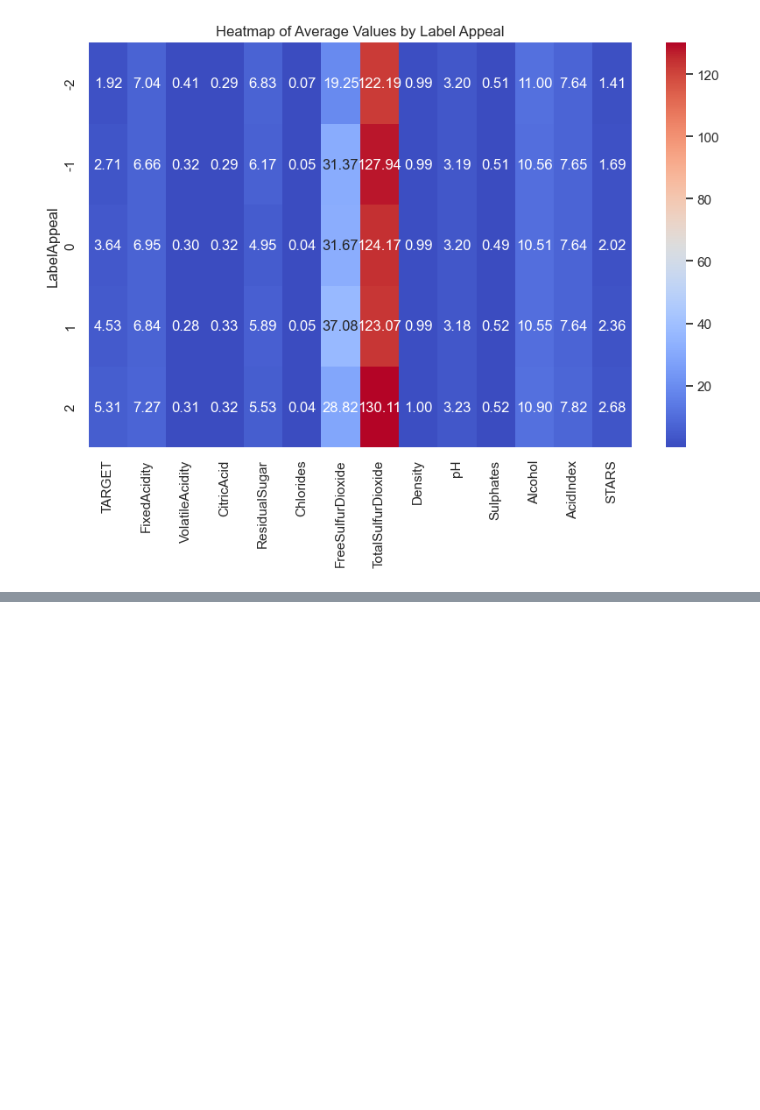
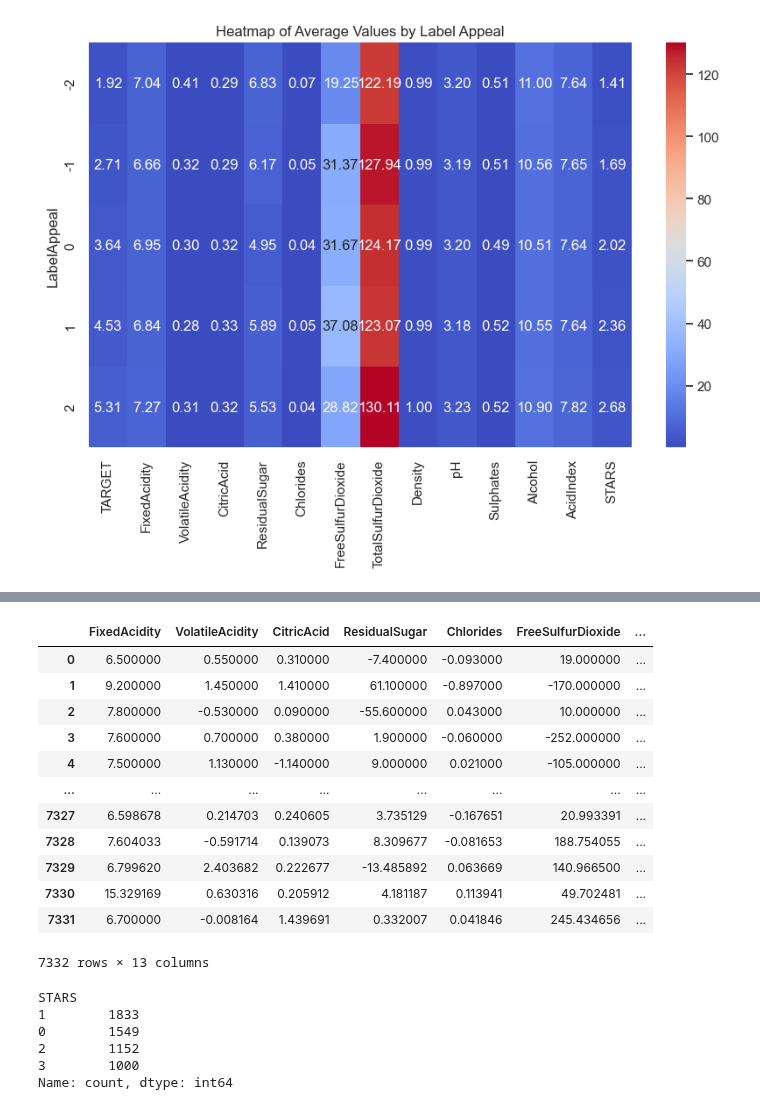
Before and after one commit to symcd2020/Machine-Learning-Project, a Jupyter notebook: WORK_WINE_Lori.ipynb, the cells around one changed output, grey strips where cells are left out. Drawn from its saved outputs; the diff is of its cells as text; code cells hidden in the pictures; blank space fills up the shorter version.

```diff
--- a/WORK_WINE_Lori.ipynb
+++ b/WORK_WINE_Lori.ipynb
@@ -244,7 +303,7 @@ Loss: 1.6859785318374634, Accuracy: 0.35674330592155457
 from sklearn.ensemble import RandomForestClassifier
 
 # Define the Random Forest model
-rf_model = RandomForestClassifier(n_estimators=200, max_depth=10, min_samples_split=5, random_state=42)
+rf_model = RandomForestClassifier(n_estimators=150, max_depth=9, random_state=42)
 
 # Fit the model
 rf_model.fit(X_train_scaled, y_train)
@@ -286,0 +372,9 @@ weighted avg       0.40      0.41      0.36      1609
+# %%
+# Import the KNeighborsClassifier module from sklearn
+from sklearn.neighbors import KNeighborsClassifier
+
+# Instantiate the KNeighborsClassifier model with n_neighbors = 3
+knn = KNeighborsClassifier(n_neighbors=4)
+# %%
+# Train the model using the training data
+knn.fit(X_train_scaled, y_train)
@@ -286,0 +400,36 @@ weighted avg       0.40      0.41      0.36      1609
+# %%
+from imblearn.over_sampling import SMOTE
+from sklearn.datasets import make_classification
+from sklearn.model_selection import train_test_split
+
+# Instantiate SMOTE with desired parameters
+smote = SMOTE(sampling_strategy={3:1000}, random_state=42, k_neighbors=5, n_jobs=None)
+# Fit SMOTE to the training data and oversample the minority class
+X_train_resampled, y_train_resampled = smote.fit_resample(X_train, y_train)
+# Now X_train_resampled and y_train_resampled contain the oversampled data
+# %%
+X_train_resampled
+{0:1000, 1:1000, 2:1000, 3:1000}
+# %% [output]
+|  | FixedAcidity | VolatileAcidity | CitricAcid | ResidualSugar | Chlorides | FreeSulfurDioxide | ... |
+| 0 | 6.500000 | 0.550000 | 0.310000 | -7.400000 | -0.093000 | 19.000000 | ... |
+| 1 | 9.200000 | 1.450000 | 1.410000 | 61.100000 | -0.897000 | -170.000000 | ... |
+| 2 | 7.800000 | -0.530000 | 0.090000 | -55.600000 | 0.043000 | 10.000000 | ... |
+| 3 | 7.600000 | 0.700000 | 0.380000 | 1.900000 | -0.060000 | -252.000000 | ... |
+| 4 | 7.500000 | 1.130000 | -1.140000 | 9.000000 | 0.021000 | -105.000000 | ... |
+| ... | ... | ... | ... | ... | ... | ... | ... |
+| 7327 | 6.598678 | 0.214703 | 0.240605 | 3.735129 | -0.167651 | 20.993391 | ... |
+| 7328 | 7.604033 | -0.591714 | 0.139073 | 8.309677 | -0.081653 | 188.754055 | ... |
+| 7329 | 6.799620 | 2.403682 | 0.222677 | -13.485892 | 0.063669 | 140.966500 | ... |
+| 7330 | 15.329169 | 0.630316 | 0.205912 | 4.181187 | 0.113941 | 49.702481 | ... |
+| 7331 | 6.700000 | -0.008164 | 1.439691 | 0.332007 | 0.041846 | 245.434656 | ... |
+7332 rows × 13 columns
+# %%
+y_train_resampled.value_counts()
+# %% [output]
+STARS
+1        1833
+0        1549
+2        1152
+3        1000
+Name: count, dtype: int64
```
Also changed, not shown: parts of 23 cells of this notebook.
